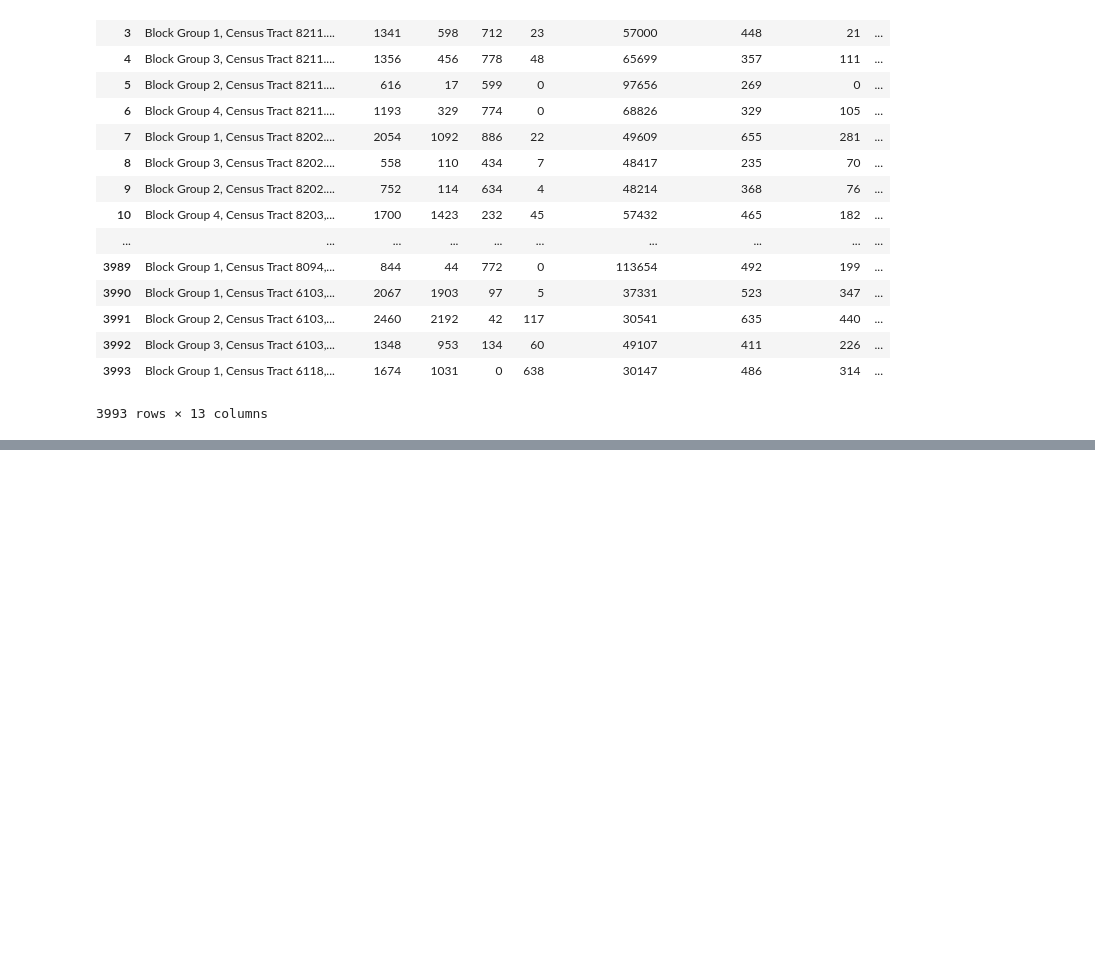
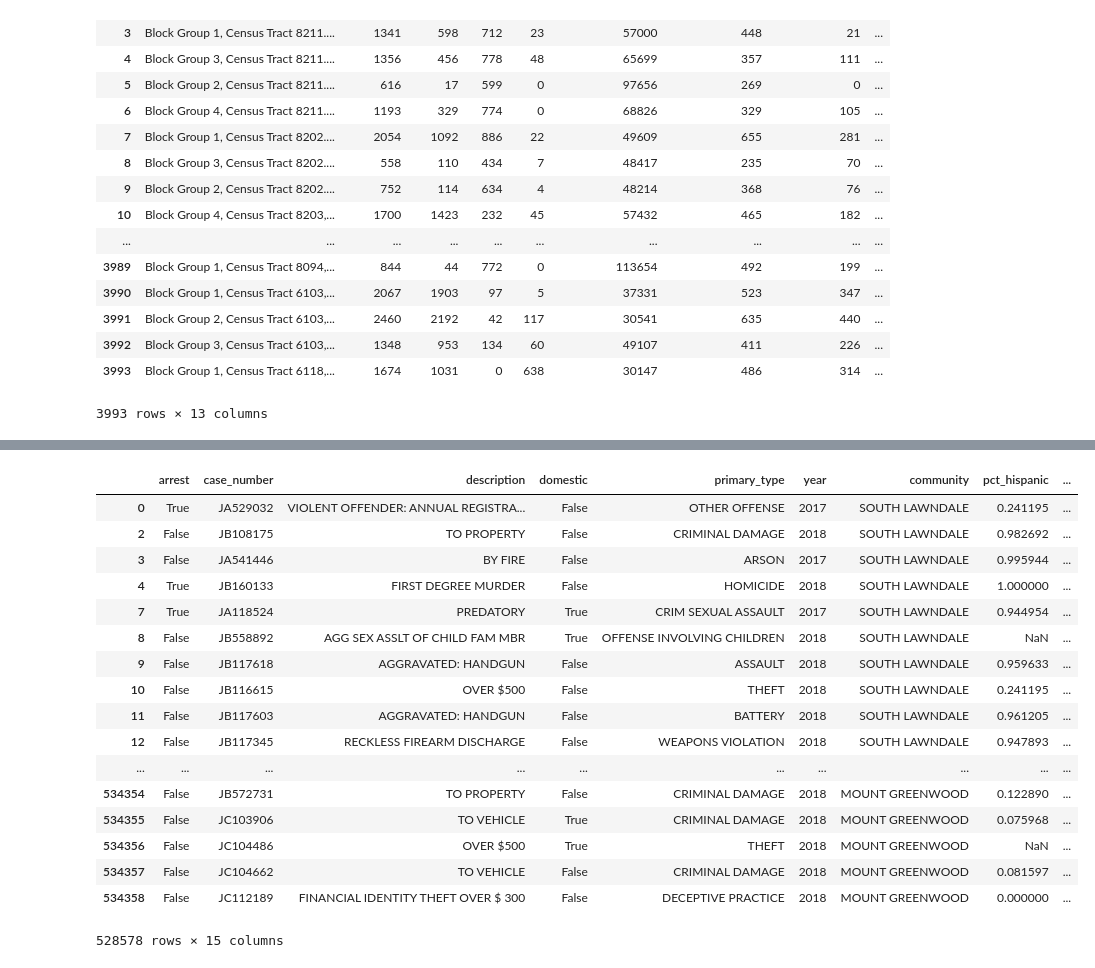
Before and after one commit to b-ganesh/ml_spring19, a Jupyter notebook: assignment1/Assignment1.ipynb, the cells around one changed output, grey strips where cells are left out. Saved outputs shown, nothing was run; the diff lists cells and outputs as text; code cells hidden in the pictures; blank space fills up the shorter version.

```diff
--- a/assignment1/Assignment1.ipynb
+++ b/assignment1/Assignment1.ipynb
@@ -334,3 +340,24 @@ crime_acs_join_summary
 #now need to do groupby and make summary tables to see how homicides differ across blocks
 # %%
 #maybe map this?
+# %%
+crime_acs_join_summary
+# %% [output]
+|  | arrest | case_number | description | domestic | primary_type | year | community | pct_hispanic | ... |
+| 0 | True | JA529032 | VIOLENT OFFENDER: ANNUAL REGISTRA... | False | OTHER OFFENSE | 2017 | SOUTH LAWNDALE | 0.241195 | ... |
+| 2 | False | JB108175 | TO PROPERTY | False | CRIMINAL DAMAGE | 2018 | SOUTH LAWNDALE | 0.982692 | ... |
+| 3 | False | JA541446 | BY FIRE | False | ARSON | 2017 | SOUTH LAWNDALE | 0.995944 | ... |
+| 4 | True | JB160133 | FIRST DEGREE MURDER | False | HOMICIDE | 2018 | SOUTH LAWNDALE | 1.000000 | ... |
+| 7 | True | JA118524 | PREDATORY | True | CRIM SEXUAL ASSAULT | 2017 | SOUTH LAWNDALE | 0.944954 | ... |
+| 8 | False | JB558892 | AGG SEX ASSLT OF CHILD FAM MBR | True | OFFENSE INVOLVING CHILDREN | 2018 | SOUTH LAWNDALE | NaN | ... |
+| 9 | False | JB117618 | AGGRAVATED: HANDGUN | False | ASSAULT | 2018 | SOUTH LAWNDALE | 0.959633 | ... |
+| 10 | False | JB116615 | OVER $500 | False | THEFT | 2018 | SOUTH LAWNDALE | 0.241195 | ... |
+| 11 | False | JB117603 | AGGRAVATED: HANDGUN | False | BATTERY | 2018 | SOUTH LAWNDALE | 0.961205 | ... |
+| 12 | False | JB117345 | RECKLESS FIREARM DISCHARGE | False | WEAPONS VIOLATION | 2018 | SOUTH LAWNDALE | 0.947893 | ... |
+| ... | ... | ... | ... | ... | ... | ... | ... | ... | ... |
+| 534354 | False | JB572731 | TO PROPERTY | False | CRIMINAL DAMAGE | 2018 | MOUNT GREENWOOD | 0.122890 | ... |
+| 534355 | False | JC103906 | TO VEHICLE | True | CRIMINAL DAMAGE | 2018 | MOUNT GREENWOOD | 0.075968 | ... |
+| 534356 | False | JC104486 | OVER $500 | True | THEFT | 2018 | MOUNT GREENWOOD | NaN | ... |
+| 534357 | False | JC104662 | TO VEHICLE | False | CRIMINAL DAMAGE | 2018 | MOUNT GREENWOOD | 0.081597 | ... |
+| 534358 | False | JC112189 | FINANCIAL IDENTITY THEFT OVER $ 300 | False | DECEPTIVE PRACTICE | 2018 | MOUNT GREENWOOD | 0.000000 | ... |
+528578 rows × 15 columns
```
Also changed, not shown: parts of 15 cells of this notebook.
